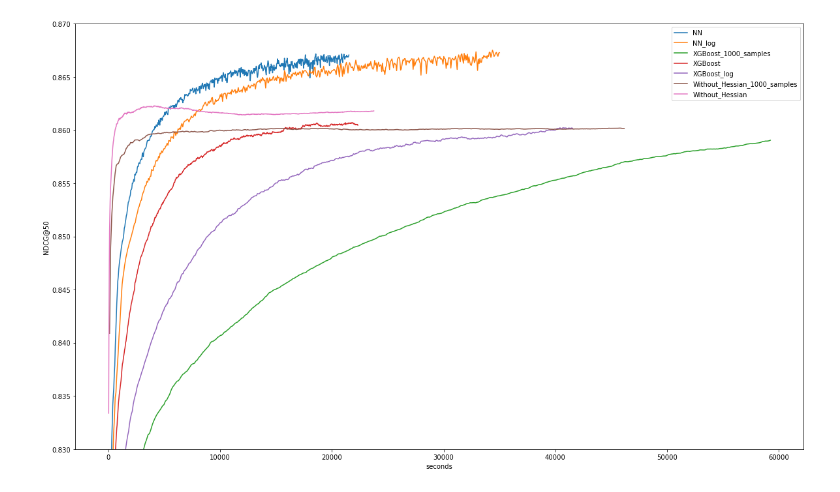
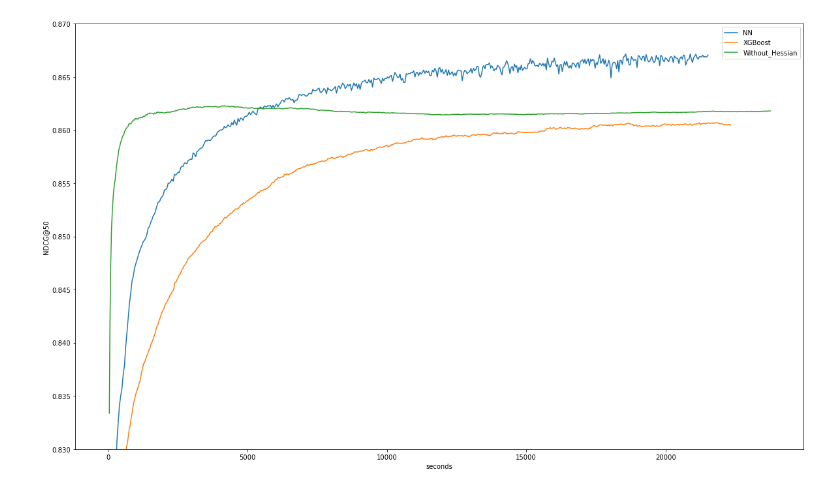
Before and after one commit to jkang98/plrank-short-paper, a Jupyter notebook: experiments/yahoo/K=50/plot_K_50_yahoo.ipynb, the cells around one changed output. Cells and saved outputs as stored; diff of their text form; code cells hidden in the pictures.

```diff
--- a/experiments/yahoo/K=50/plot_K_50_yahoo.ipynb
+++ b/experiments/yahoo/K=50/plot_K_50_yahoo.ipynb
@@ -66,13 +52,0 @@ for file in XGBoost_log_files:
-# %%
-XGBoost_1000_samples_files = glob.glob("experiment_xgboost_yahoo_50(1000_samples)-*.out")
-
-XGBoost_1000_samples_NDCGs = []
-XGBoost_1000_samples_runtimes = []
-for file in XGBoost_1000_samples_files:
-    with open(file, "r") as f:
-        lines = f.readlines()
-    time = []
-    for i in eval(lines[1]):
-        time.append(i["time"])
-    XGBoost_1000_samples_runtimes.append(time)
-    XGBoost_1000_samples_NDCGs.append(eval(lines[0])["test"]["NDCG@50"])
@@ -105,47 +105,47 @@ for file in Without_Hessian_1000_samples_files:
 # %%
 plt.figure(figsize=(20, 12))
 plt.plot(
     np.mean(np.array(NN_runtimes), axis=0),
     np.mean(np.array(NN_NDCGs), axis=0),
     label="NN",
 )
-plt.plot(
-    np.mean(np.array(NN_log_runtimes), axis=0),
-    np.mean(np.array(NN_log_NDCGs), axis=0),
-    label="NN_log",
-)
-plt.plot(
-    np.mean(np.array(XGBoost_1000_samples_runtimes), axis=0),
-    np.mean(np.array(XGBoost_1000_samples_NDCGs), axis=0),
-    label="XGBoost_1000_samples",
-)
+# plt.plot(
+#     np.mean(np.array(NN_log_runtimes), axis=0),
+#     np.mean(np.array(NN_log_NDCGs), axis=0),
+#     label="NN_log",
+# )
+# plt.plot(
+#     np.mean(np.array(XGBoost_1000_samples_runtimes), axis=0),
+#     np.mean(np.array(XGBoost_1000_samples_NDCGs), axis=0),
+#     label="XGBoost_1000_samples",
+# )
 plt.plot(
     np.mean(np.array(XGBoost_runtimes), axis=0),
     np.mean(np.array(XGBoost_NDCGs), axis=0),
     label="XGBoost",
 )
-plt.plot(
-    np.mean(np.array(XGBoost_log_runtimes), axis=0),
-    np.mean(np.array(XGBoost_log_NDCGs), axis=0),
-    label="XGBoost_log",
-)
-plt.plot(
-    np.mean(np.array(Without_Hessian_1000_samples_runtimes), axis=0),
-    np.mean(np.array(Without_Hessian_1000_samples_NDCGs), axis=0),
-    label="Without_Hessian_1000_samples",
-)
+# plt.plot(
+#     np.mean(np.array(XGBoost_log_runtimes), axis=0),
+#     np.mean(np.array(XGBoost_log_NDCGs), axis=0),
+#     label="XGBoost_log",
+# )
+# plt.plot(
+#     np.mean(np.array(Without_Hessian_1000_samples_runtimes), axis=0),
+#     np.mean(np.array(Without_Hessian_1000_samples_NDCGs), axis=0),
+#     label="Without_Hessian_1000_samples",
+# )
 plt.plot(
     np.mean(np.array(Without_Hessian_runtimes), axis=0),
     np.mean(np.array(Without_Hessian_NDCGs), axis=0),
     label="Without_Hessian",
 )
 plt.ylim(0.83, 0.87)
 plt.legend()
 plt.xlabel("seconds")
 plt.ylabel("NDCG@50")
 plt.show()
 # %% [output]
-[figure, old version]
+[figure, new version]
 # %%
 plt.figure(figsize=(20, 12))
 plt.plot(
```
Also changed, not shown: parts of 8 cells of this notebook, 3 other files.
